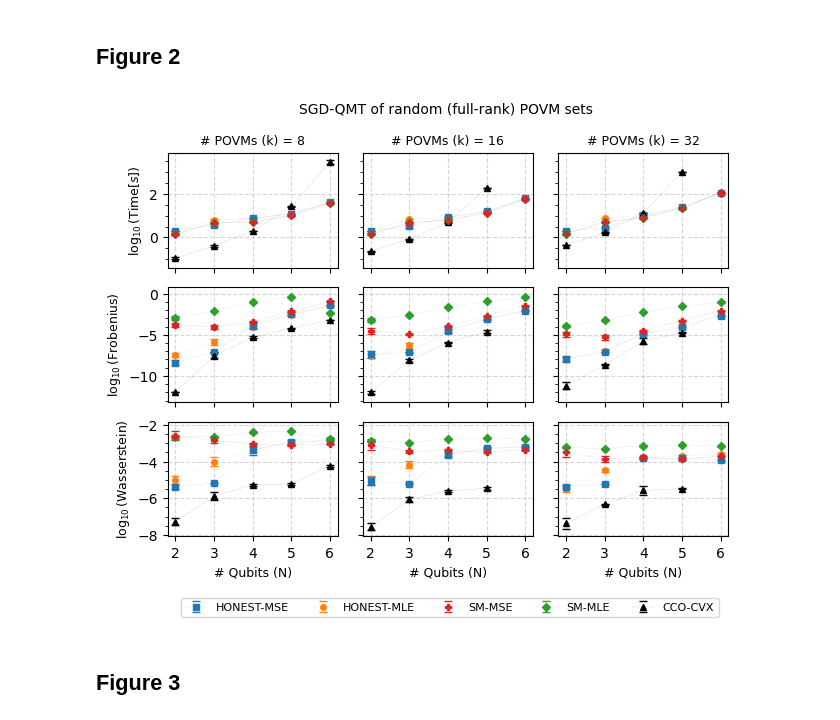
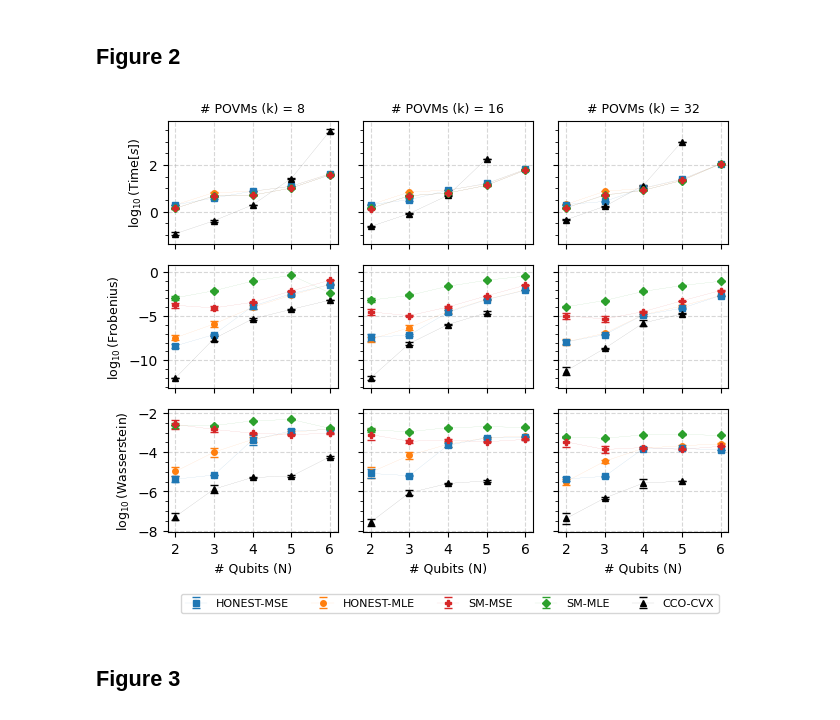
Before and after one commit to agtomo/SGD-QMT, a Jupyter notebook: data_and_paper_plots/PaperPlots.ipynb, the cells around one changed output. Drawn from its saved outputs; the diff is of its cells as text; code cells hidden in the pictures.

```diff
--- a/data_and_paper_plots/PaperPlots.ipynb
+++ b/data_and_paper_plots/PaperPlots.ipynb
@@ -190,36 +190,36 @@ for col, k in enumerate(k_list):
             ax.set_ylabel(r"$\log_{10}(\mathrm{Wasserstein})$", fontsize=9)
         else:
             ax.set_yticklabels([])
 
 # Shared xlabel
 for ax in axs[-1, :]:
     ax.set_xlabel("# Qubits (N)", fontsize=9)
 
 
 plt.rcParams.update({
     "xtick.labelsize": 10,
     "ytick.labelsize": 10
 })
 
 # Fixed legend order
 legend_order = ["HONEST-MSE", "HONEST-MLE", "SM-MSE", "SM-MLE", "CCO-CVX"]
 handles_ordered = [handles_dict[name] for name in legend_order if name in handles_dict]
 
 fig.legend(
     handles_ordered, legend_order,
     loc='lower center', ncol=len(legend_order), fontsize=8, frameon=True,
     bbox_to_anchor=(0.55, -0.06)
 )
 
-# Figure-level title
-fig.suptitle("SGD-QMT of random (full-rank) POVM sets", fontsize=10, x=0.545, y=0.98)
+# # Figure-level title
+# fig.suptitle("SGD-QMT of random (full-rank) POVM sets", fontsize=10, x=0.545, y=0.98)
 
 plt.tight_layout(pad=1.0)
 plt.subplots_adjust(hspace=0.17, wspace=0.15)
 
-# plt.savefig('time-complexity.pdf', format='pdf', dpi=4000, bbox_inches='tight', pad_inches=0.01)
+plt.savefig('time-complexity.pdf', format='pdf', dpi=4000, bbox_inches='tight', pad_inches=0.01)
 plt.show()
 # %% [output]
-[figure, old version]
+[figure, new version]
 # %% [markdown]
 ## Figure 3
```
Also changed, not shown: parts of 8 cells of this notebook.
